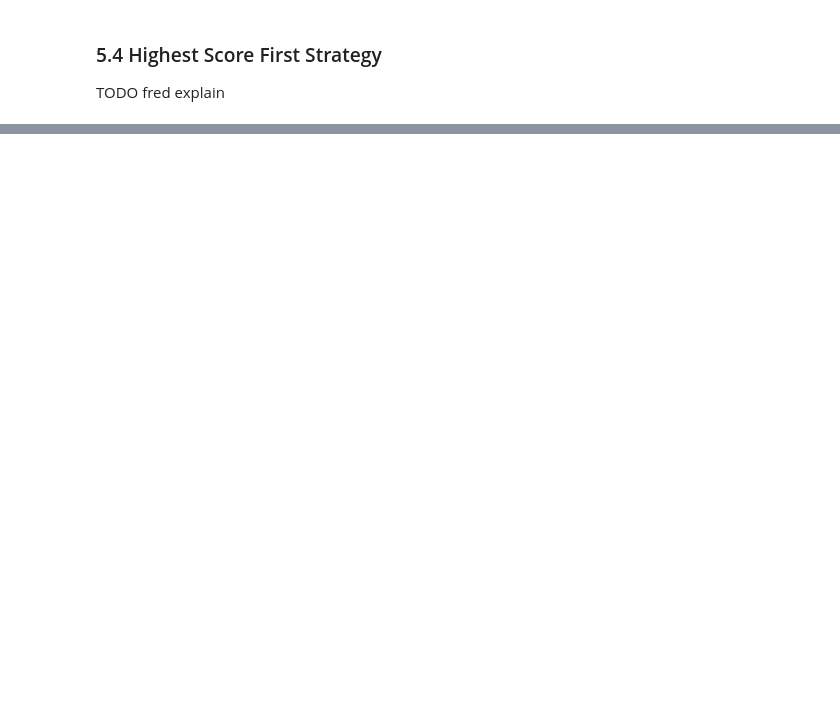
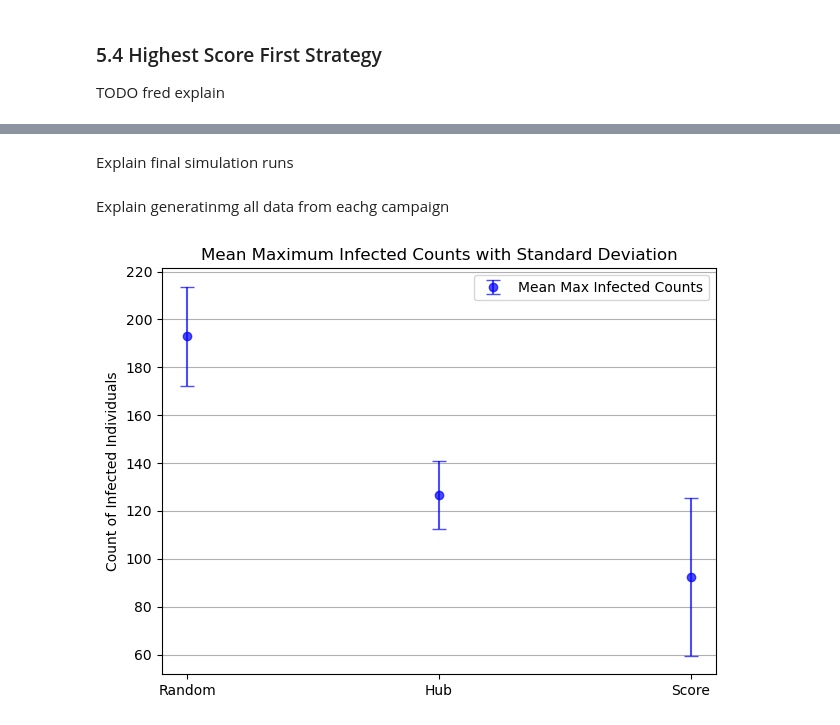
Before and after one commit to marv50/farv, a Jupyter notebook: Intro_Assignment_2.ipynb, the cells around one changed output, grey strips where cells are left out. Cells and saved outputs as stored; diff of their text form; code cells hidden in the pictures; blank space fills up the shorter version.

```diff
--- a/Intro_Assignment_2.ipynb
+++ b/Intro_Assignment_2.ipynb
@@ -2051,11 +2028,11 @@ def test_nodes_random(model, graph_known, tests, vac_pool, accuracy):
     vaccination pool.
 
     Arguments:
-        model:
-        graph_known:
-        tests:
-        vac_pool:
-        accuracy:
+        model: A class from NDLib to simulate a SIR model.
+        graph_known: A graph containing the assumed statuses of nodes.
+        tests: Number of maximum tests to do per iteration.
+        vac_pool: A list containing nodes ready for vaccination.
+        accuracy: A list containing accuracy scores for tests.
 
     Returns
         Updated graph_known, the vaccination pool and number of tests
@@ -2424,18 +2433,3 @@ def t_test(test_max, beta, gamma, t_span, num_runs):
-# %%
-t_span = 100
-beta = 0.05
-gamma = 0.01
-test_max = 10
-vac_budget = 5
-test_accuracy = 1.0
-num_runs = 10
-
-show_campaign_results(test_max, beta, gamma, t_span, num_runs)
-
-t_stat, p_val = t_test(test_max, beta, gamma, t_span, num_runs)
-
-print("t-statistic:", t_stat)
-print("p-value:", p_val)
 # %% [markdown]
 ### 5.4 Highest Score First Strategy
 
@@ -2696,0 +2611,2 @@ def simulate_score_campaign(test_max, beta, gamma, t_span, num_runs):
+# %% [markdown]
+Explain final simulation runs
@@ -2702,6 +2691,8 @@ t_span = 50
 num_runs = 5
 
 simulate_score_campaign(test_max, beta, gamma, t_span, num_runs)
+# %% [markdown]
+Explain generatinmg all data from eachg campaign
 # %%
 def show_campaign_results(test_max, beta, gamma, t_span, num_runs):
     """
@@ -2753,13 +2744,15 @@ def t_test(test_max, beta, gamma, t_span, num_runs):
 # %%
 test_max = 10
 beta = 0.05
 gamma = 0.01
 t_span = 50
-num_runs = 30
+num_runs = 10
 
 show_campaign_results(test_max, beta, gamma, t_span, num_runs)
 
-t_stat, p_val = t_test(test_max, beta, gamma, t_span, num_runs)
+#t_stat, p_val = t_test(test_max, beta, gamma, t_span, num_runs)
 
-print("t-statistic:", t_stat)
-print("p-value:", p_val)
+#print("t-statistic:", t_stat)
+#print("p-value:", p_val)
+# %% [output]
+[figure, added]
```
Also changed, not shown: parts of 17 cells of this notebook, 1 other file.
